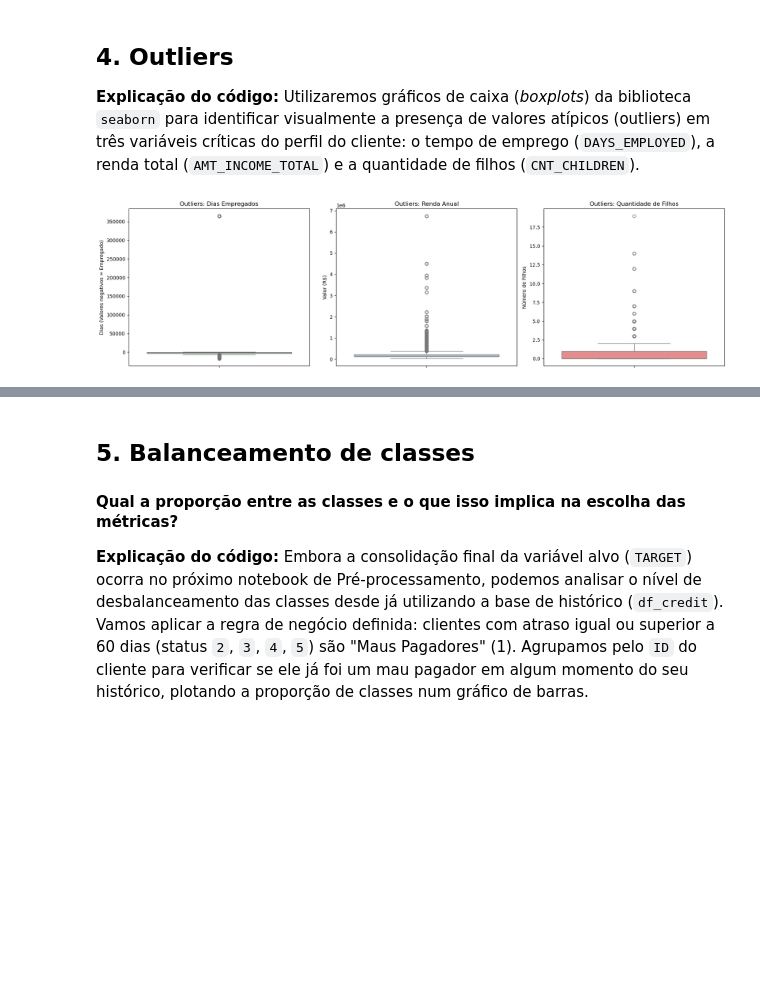
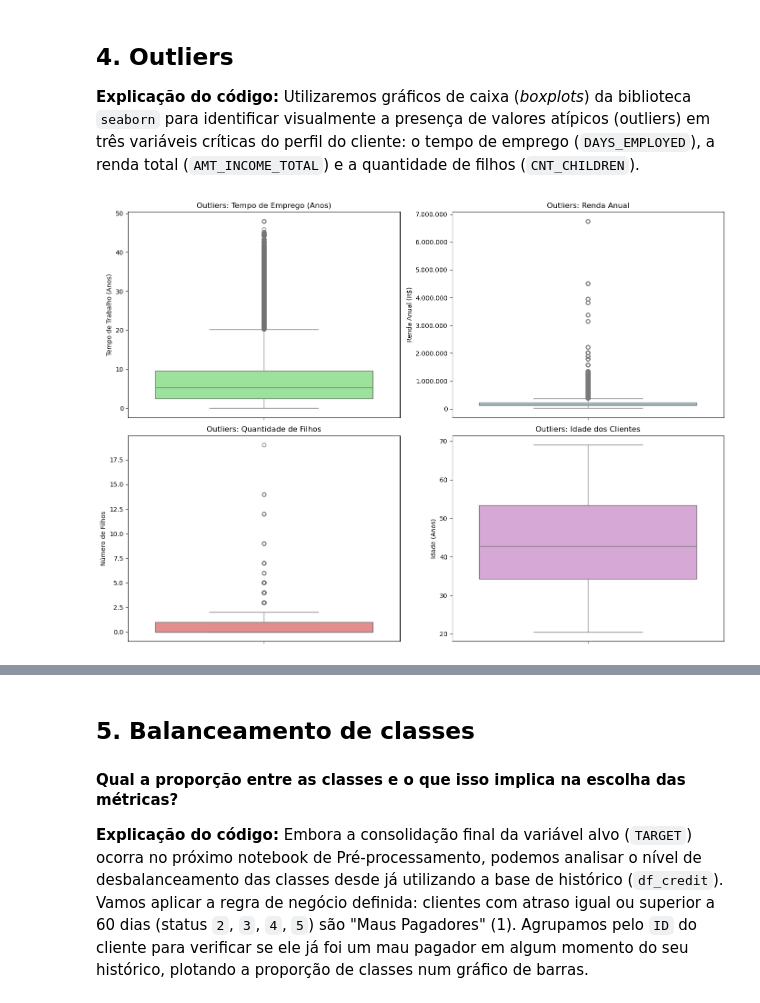
Before and after one commit to fagnermacedo/tech-challenge-fase2, a Jupyter notebook: notebooks/01_eda.ipynb, the cells around one changed output, grey strips where cells are left out. Saved outputs shown, nothing was run; the diff lists cells and outputs as text; code cells hidden in the pictures; blank space fills up the shorter version.

```diff
--- a/notebooks/01_eda.ipynb
+++ b/notebooks/01_eda.ipynb
@@ -314,25 +315,3 @@ plt.show()
 ## 4. Outliers
 
 **Explicação do código:** Utilizaremos gráficos de caixa (*boxplots*) da biblioteca `seaborn` para identificar visualmente a presença de valores atípicos (outliers) em três variáveis críticas do perfil do cliente: o tempo de emprego (`DAYS_EMPLOYED`), a renda total (`AMT_INCOME_TOTAL`) e a quantidade de filhos (`CNT_CHILDREN`).
-# %%
-fig, ax = plt.subplots(1, 3, figsize=(18, 5))
-
-# Boxplot: Dias Empregados
-sns.boxplot(y=df_aplication['DAYS_EMPLOYED'], ax=ax[0], color='lightgreen')
-ax[0].set_title('Outliers: Dias Empregados')
-ax[0].set_ylabel('Dias (Valores negativos = Empregado)')
-
-# Boxplot: Renda
-sns.boxplot(y=df_aplication['AMT_INCOME_TOTAL'], ax=ax[1], color='lightblue')
-ax[1].set_title('Outliers: Renda Anual')
-ax[1].set_ylabel('Valor (R$)')
-
-# Boxplot: Quantidade de Filhos
-sns.boxplot(y=df_aplication['CNT_CHILDREN'], ax=ax[2], color='lightcoral')
-ax[2].set_title('Outliers: Quantidade de Filhos')
-ax[2].set_ylabel('Número de Filhos')
-
-plt.tight_layout()
-plt.show()
-# %% [output]
-[figure, removed]
@@ -343,0 +318,51 @@ plt.show()
+# %%
+import matplotlib.pyplot as plt
+from matplotlib.ticker import FuncFormatter
+import seaborn as sns
+
+# Criar cópias para ajustes visuais limpos
+df_box = df_aplication.copy()
+
+# Filtrar o placeholder de desempregados (365243) para o boxplot de emprego
+df_trabalhadores = df_box[df_box['DAYS_EMPLOYED'] != 365243].copy()
+df_trabalhadores['ANOS_EMPREGADO'] = -df_trabalhadores['DAYS_EMPLOYED'] / 365.25
+
+df_box['IDADE_ANOS'] = -df_box['DAYS_BIRTH'] / 365.25
+
+# Configurar grid 2x2
+fig, ax = plt.subplots(2, 2, figsize=(14, 10))
+
+# 1. Boxplot: Tempo de Emprego (Anos positivos)
+sns.boxplot(
+    y=df_trabalhadores['ANOS_EMPREGADO'], ax=ax[0, 0], color='lightgreen'
+)
+ax[0, 0].set_title('Outliers: Tempo de Emprego (Anos)')
+ax[0, 0].set_ylabel('Tempo de Trabalho (Anos)')
+
+# 2. Boxplot: Renda Anual (Valores reais com padrão brasileiro de formatação: ponto para milhares)
+sns.boxplot(y=df_box['AMT_INCOME_TOTAL'], ax=ax[0, 1], color='lightblue')
+ax[0, 1].set_title('Outliers: Renda Anual')
+ax[0, 1].set_ylabel('Renda Anual (R$)')
+
+
+# Função para formatar o eixo Y no padrão brasileiro (ex: 1.500.000)
+def formato_br(x, pos):
+  return f'{x:,.0f}'.replace(',', 'X').replace('.', ',').replace('X', '.')
+
+
+ax[0, 1].yaxis.set_major_formatter(FuncFormatter(formato_br))
+
+# 3. Boxplot: Quantidade de Filhos
+sns.boxplot(y=df_box['CNT_CHILDREN'], ax=ax[1, 0], color='lightcoral')
+ax[1, 0].set_title('Outliers: Quantidade de Filhos')
+ax[1, 0].set_ylabel('Número de Filhos')
+
+# 4. Boxplot: Idade dos Clientes
+sns.boxplot(y=df_box['IDADE_ANOS'], ax=ax[1, 1], color='plum')
+ax[1, 1].set_title('Outliers: Idade dos Clientes')
+ax[1, 1].set_ylabel('Idade (Anos)')
+
+plt.tight_layout()
+plt.show()
+# %% [output]
+[figure, added]
```
Also changed, not shown: parts of 6 cells of this notebook.
